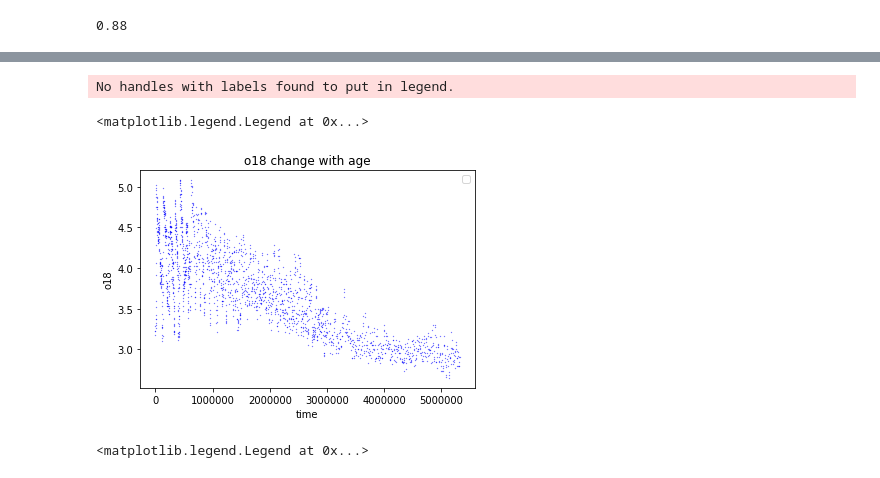
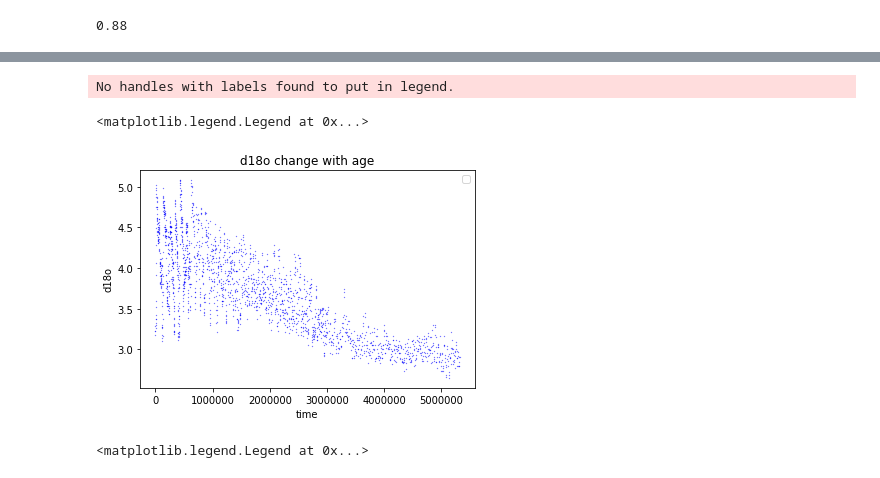
Before and after one commit to chang-github-00/-, a Jupyter notebook: IceCores/作业1_修改.ipynb, the cells around one changed output, grey strips where cells are left out. Saved outputs shown, nothing was run; the diff lists cells and outputs as text; code cells hidden in the pictures.

```diff
--- a/IceCores/作业1_修改.ipynb
+++ b/IceCores/作业1_修改.ipynb
@@ -62,15 +62,15 @@ o18 = o18_data["d18O"]
 # %%
 #colour = -np.arctan2(deu, temperature) # 生成每个点的颜色大小，每个数据点生成控制颜色的数组 colour
 plt.scatter(time, o18,s=0.05,c='blue' )
 #plt.colorbar()
 plt.xlabel('time')
-plt.ylabel('o18')
-plt.title("o18 change with age")
+plt.ylabel('d18o')
+plt.title("d18o change with age")
 plt.legend()
 # %% [output]
 No handles with labels found to put in legend.
 <matplotlib.legend.Legend at 0x...>
-[figure, old version]
+[figure, new version]
 # %%
 deu_norm = (deu-deu.min())/(deu.max()-deu.min())
 o18_norm = (o18-o18.min())/(o18.max()-o18.min())
```
Also changed, not shown: parts of 10 cells of this notebook.
